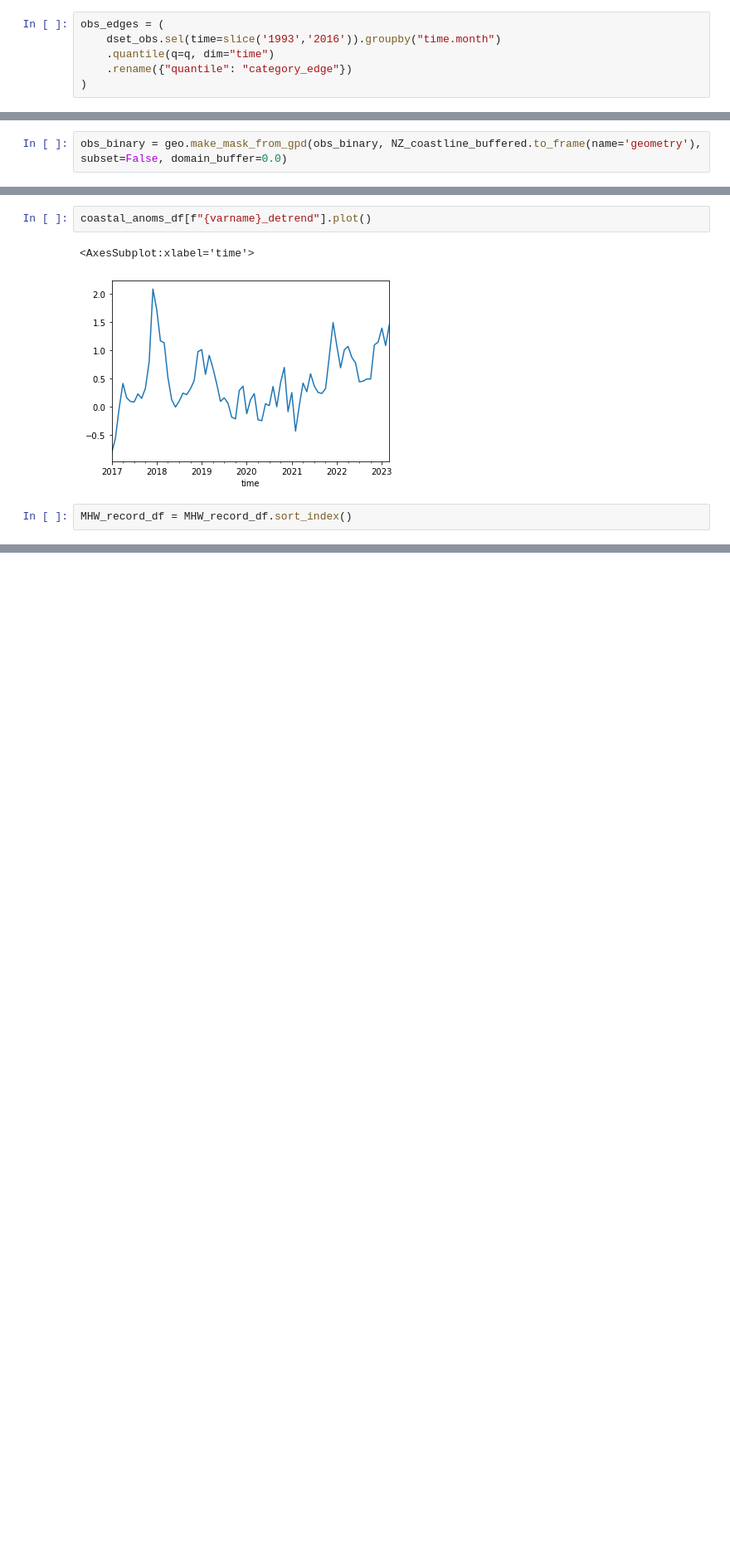
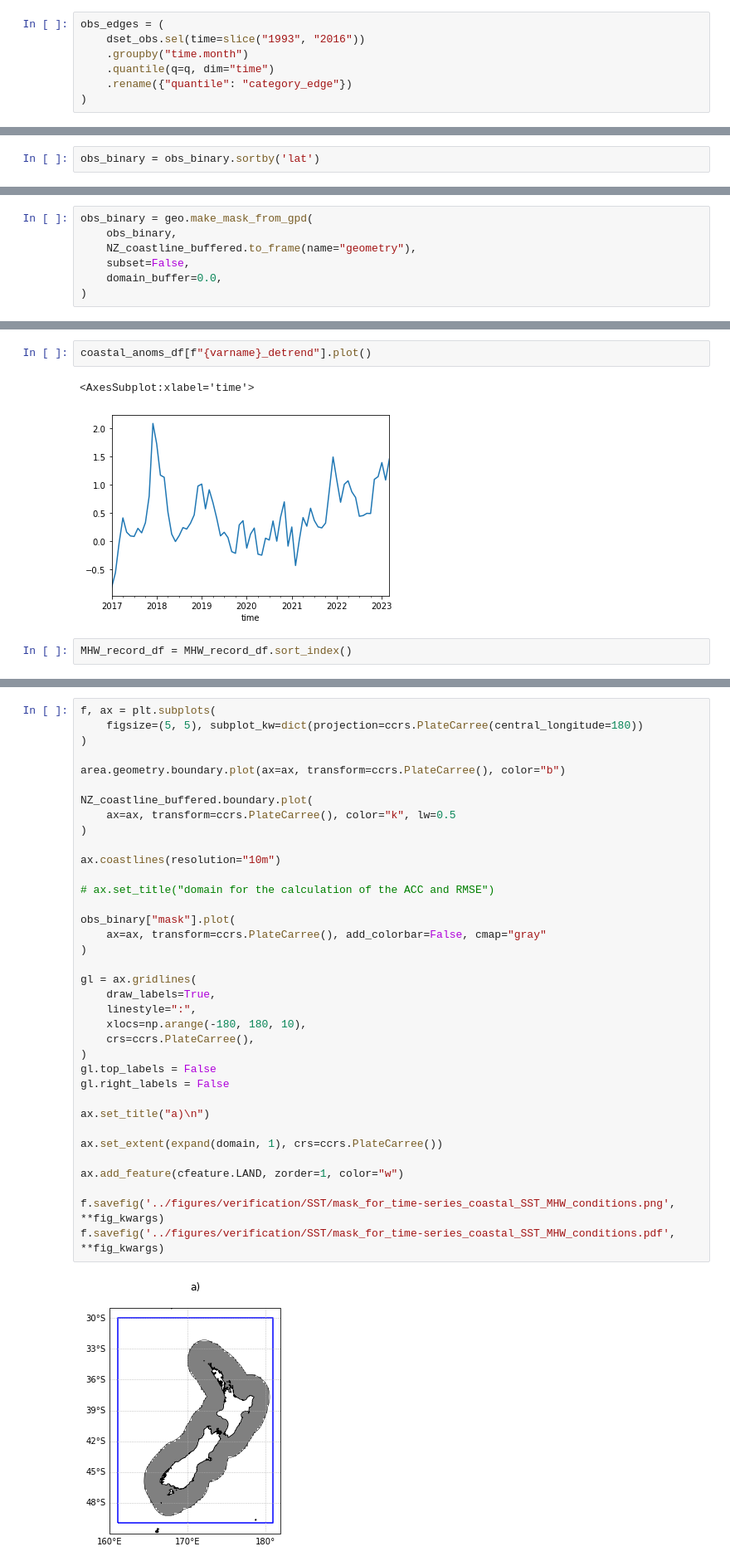
Before and after one commit to nicolasfauchereau/SST_forecasting, a Jupyter notebook: notebooks/read_forecasts_and_evaluate.ipynb, the cells around one changed output, grey strips where cells are left out. Shown at 83% size. Cells and saved outputs as stored; diff of their text form; blank space fills up the shorter version.

```diff
--- a/notebooks/read_forecasts_and_evaluate.ipynb
+++ b/notebooks/read_forecasts_and_evaluate.ipynb
@@ -113,7 +123,8 @@ if period == "seasonal":
 ### calculates the quantile climatologies for the observations
 # %%
 obs_edges = (
-    dset_obs.sel(time=slice('1993','2016')).groupby("time.month")
+    dset_obs.sel(time=slice("1993", "2016"))
+    .groupby("time.month")
     .quantile(q=q, dim="time")
     .rename({"quantile": "category_edge"})
 )
@@ -148,6 +158,8 @@ for m in np.arange(12) + 1:
     obs_binary.append(b * mask_obs)
 # %%
 obs_binary = xr.concat(obs_binary, dim="time")
+# %%
+obs_binary = obs_binary.sortby('lat')
 # %%
 obs_binary = obs_binary.squeeze()
 # %%
@@ -413,7 +315,12 @@ NZ_coastline_buffered.to_frame(name='geometry')
 |  | geometry |
 | 0 | POLYGON ((164.42599 -45.91816, 16... |
 # %%
-obs_binary = geo.make_mask_from_gpd(obs_binary, NZ_coastline_buffered.to_frame(name='geometry'), subset=False, domain_buffer=0.0)
+obs_binary = geo.make_mask_from_gpd(
+    obs_binary,
+    NZ_coastline_buffered.to_frame(name="geometry"),
+    subset=False,
+    domain_buffer=0.0,
+)
 # %%
 obs_binary
 # %% [output]
@@ -586,0 +521,38 @@ Text(0, 0.5, '% of grid points in MHW condition')
+# %%
+f, ax = plt.subplots(
+    figsize=(5, 5), subplot_kw=dict(projection=ccrs.PlateCarree(central_longitude=180))
+)
+
+area.geometry.boundary.plot(ax=ax, transform=ccrs.PlateCarree(), color="b")
+
+NZ_coastline_buffered.boundary.plot(
+    ax=ax, transform=ccrs.PlateCarree(), color="k", lw=0.5
+)
+
+ax.coastlines(resolution="10m")
+
+# ax.set_title("domain for the calculation of the ACC and RMSE")
+
+obs_binary["mask"].plot(
+    ax=ax, transform=ccrs.PlateCarree(), add_colorbar=False, cmap="gray"
+)
+
+gl = ax.gridlines(
+    draw_labels=True,
+    linestyle=":",
+    xlocs=np.arange(-180, 180, 10),
+    crs=ccrs.PlateCarree(),
+)
+gl.top_labels = False
+gl.right_labels = False
+
+ax.set_title("a)\n")
+
+ax.set_extent(expand(domain, 1), crs=ccrs.PlateCarree())
+
+ax.add_feature(cfeature.LAND, zorder=1, color="w")
+
+f.savefig('../figures/verification/SST/mask_for_time-series_coastal_SST_MHW_conditions.png', **fig_kwargs)
+f.savefig('../figures/verification/SST/mask_for_time-series_coastal_SST_MHW_conditions.pdf', **fig_kwargs)
+# %% [output]
+[figure, added]
```
Also changed, not shown: parts of 71 cells of this notebook, 1 other file.
